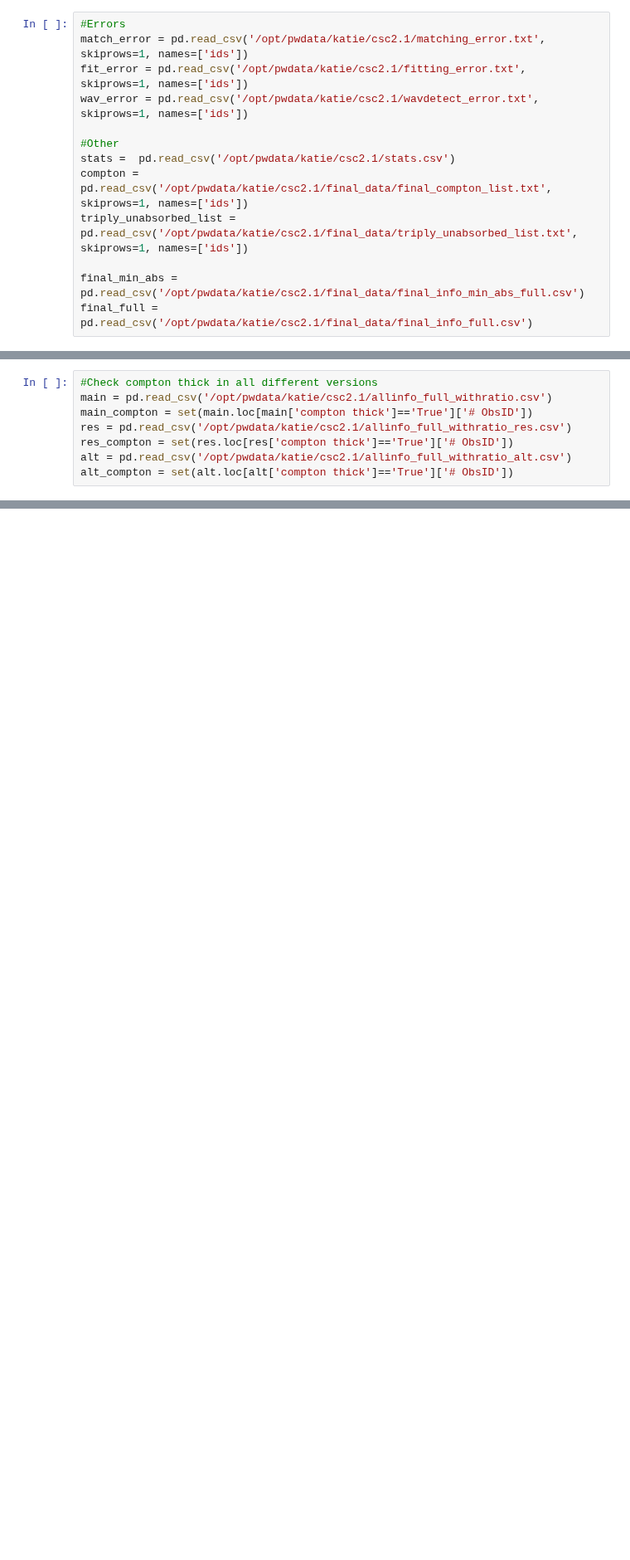
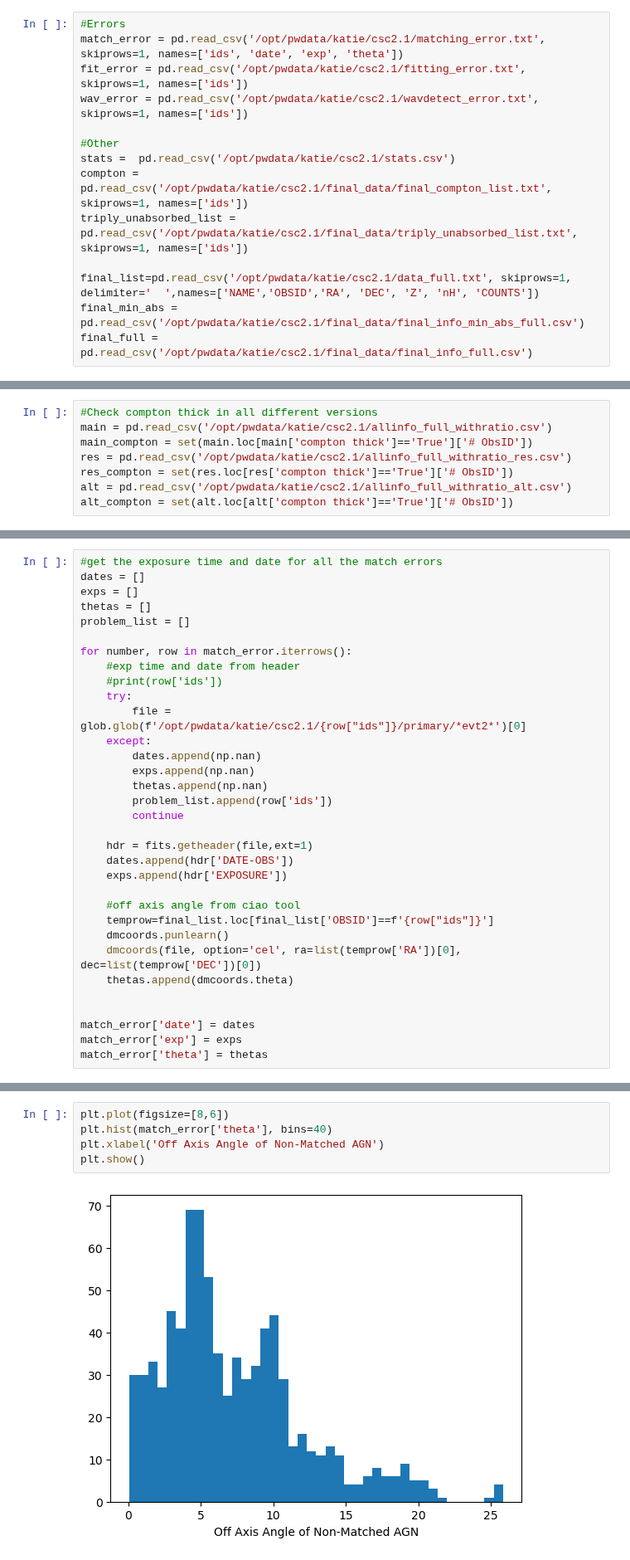
Before and after one commit to kciurleo/AGN, a Jupyter notebook: sherpa_fitting_code/solving_my_own_mysteries.ipynb, the cells around one changed output, grey strips where cells are left out. Shown at 83% size. Drawn from its saved outputs; the diff is of its cells as text; blank space fills up the shorter version.

Commit message:
made some histograms of exposure time and off axis angle and mjd of ones where matching had an error

```diff
--- a/sherpa_fitting_code/solving_my_own_mysteries.ipynb
+++ b/sherpa_fitting_code/solving_my_own_mysteries.ipynb
@@ -7,6 +11,6 @@ import best_model
 # %%
 #Errors
-match_error = pd.read_csv('/opt/pwdata/katie/csc2.1/matching_error.txt', skiprows=1, names=['ids'])
+match_error = pd.read_csv('/opt/pwdata/katie/csc2.1/matching_error.txt', skiprows=1, names=['ids', 'date', 'exp', 'theta'])
 fit_error = pd.read_csv('/opt/pwdata/katie/csc2.1/fitting_error.txt', skiprows=1, names=['ids'])
 wav_error = pd.read_csv('/opt/pwdata/katie/csc2.1/wavdetect_error.txt', skiprows=1, names=['ids'])
 
@@ -15,6 +19,7 @@ stats =  pd.read_csv('/opt/pwdata/katie/csc2.1/stats.csv')
 compton = pd.read_csv('/opt/pwdata/katie/csc2.1/final_data/final_compton_list.txt', skiprows=1, names=['ids'])
 triply_unabsorbed_list = pd.read_csv('/opt/pwdata/katie/csc2.1/final_data/triply_unabsorbed_list.txt', skiprows=1, names=['ids'])
 
+final_list=pd.read_csv('/opt/pwdata/katie/csc2.1/data_full.txt', skiprows=1, delimiter='  ',names=['NAME','OBSID','RA', 'DEC', 'Z', 'nH', 'COUNTS'])
 final_min_abs = pd.read_csv('/opt/pwdata/katie/csc2.1/final_data/final_info_min_abs_full.csv')
 final_full = pd.read_csv('/opt/pwdata/katie/csc2.1/final_data/final_info_full.csv')
 # %%
@@ -94,3 +99,36 @@ Index(['# ObsID', 'Cstat', 'nH', 'nH error plus', 'nH error minus', 'gamma',
        'Flux_OIII_5006_err', 'Fx/F[OIII]', 'Fx/F[OIII].1', 'compton thick'],
       dtype='object')
 [figure]
+# %%
+#get the exposure time and date for all the match errors
+dates = []
+exps = []
+thetas = []
+problem_list = []
+
+for number, row in match_error.iterrows():
+    #exp time and date from header
+    #print(row['ids'])
+    try:
+        file = glob.glob(f'/opt/pwdata/katie/csc2.1/{row["ids"]}/primary/*evt2*')[0]
+    except:
+        dates.append(np.nan)
+        exps.append(np.nan)
+        thetas.append(np.nan)
+        problem_list.append(row['ids'])
+        continue
+
+    hdr = fits.getheader(file,ext=1)
+    dates.append(hdr['DATE-OBS'])
+    exps.append(hdr['EXPOSURE'])
+
+    #off axis angle from ciao tool
+    temprow=final_list.loc[final_list['OBSID']==f'{row["ids"]}']
+    dmcoords.punlearn()
+    dmcoords(file, option='cel', ra=list(temprow['RA'])[0], dec=list(temprow['DEC'])[0])
+    thetas.append(dmcoords.theta)
+
+
+match_error['date'] = dates
+match_error['exp'] = exps
+match_error['theta'] = thetas
@@ -96,0 +153,7 @@ Index(['# ObsID', 'Cstat', 'nH', 'nH error plus', 'nH error minus', 'gamma',
+# %%
+plt.plot(figsize=[8,6])
+plt.hist(match_error['theta'], bins=40)
+plt.xlabel('Off Axis Angle of Non-Matched AGN')
+plt.show()
+# %% [output]
+[figure, added]
```
Also changed, not shown: parts of 5 cells of this notebook.
